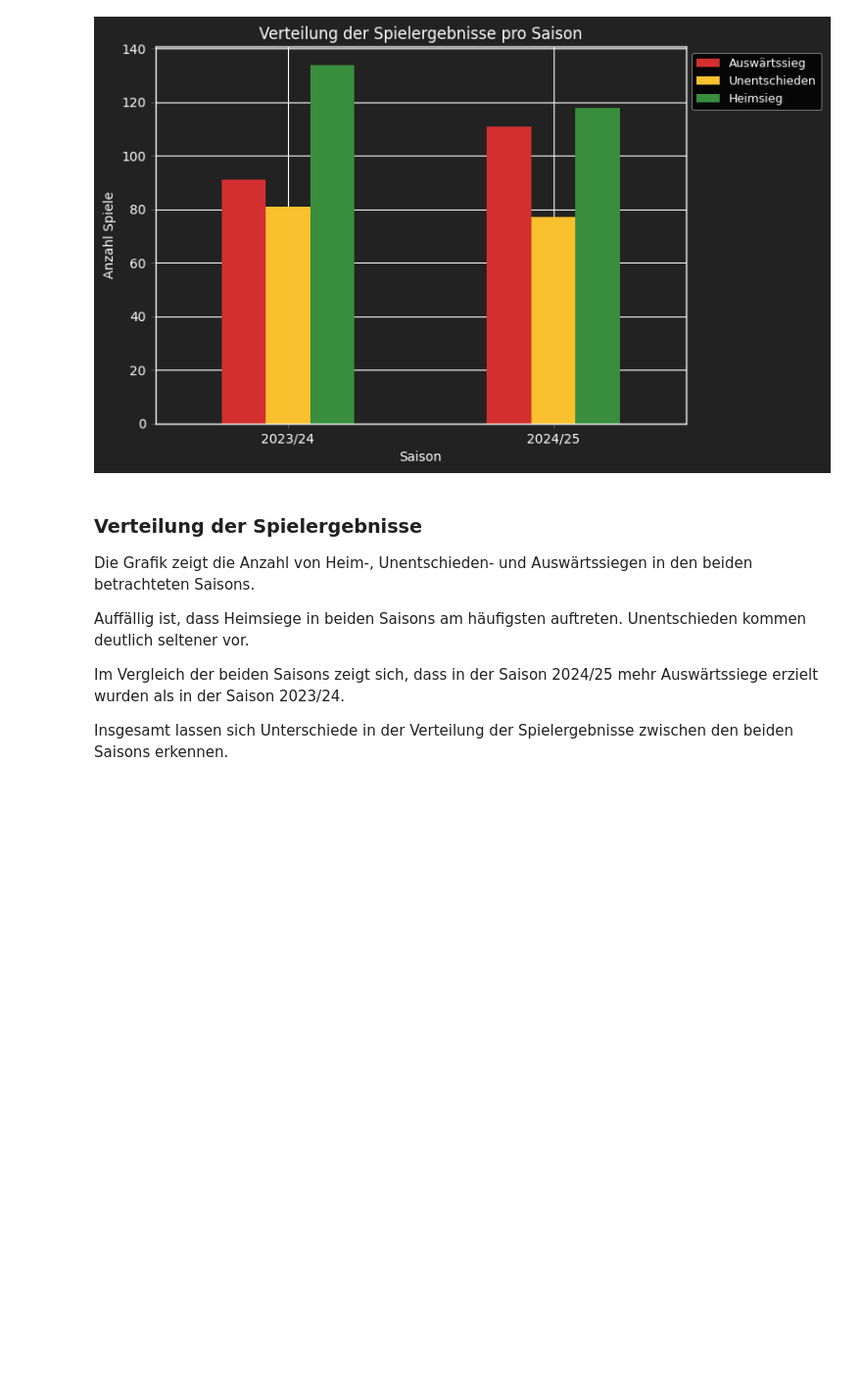
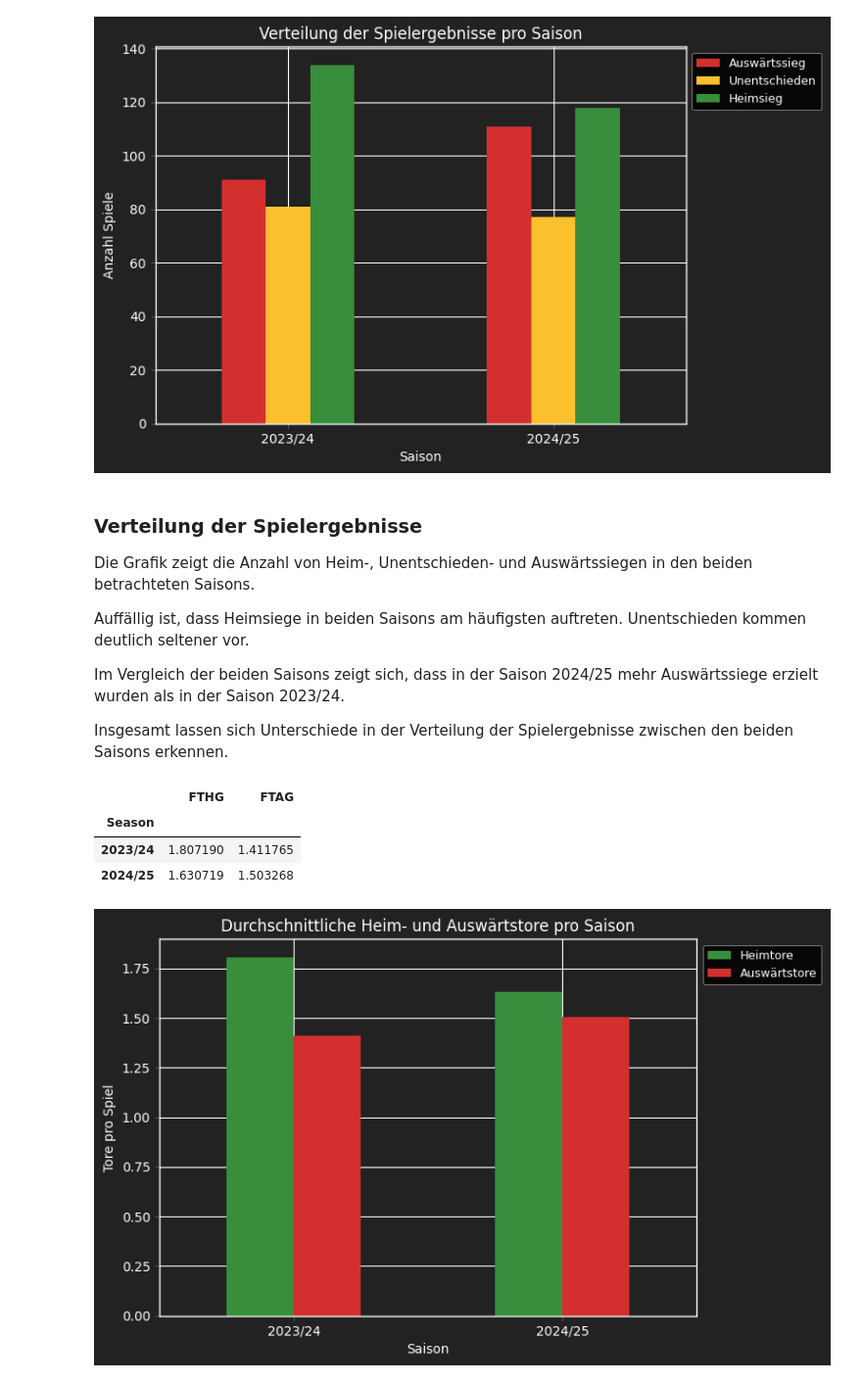
Before and after one commit to Berkedmy/Final_Projekt, a Jupyter notebook: notebooks/01_data_check.ipynb, the cells around one changed output. Shown at 98% size. Drawn from its saved outputs; the diff is of its cells as text; code cells hidden in the pictures; blank space fills up the shorter version.

Commit message:
analyse: durchschnittliche Tore pro Saison ergänzt

```diff
--- a/notebooks/01_data_check.ipynb
+++ b/notebooks/01_data_check.ipynb
@@ -164,3 +209,41 @@ Unentschieden kommen deutlich seltener vor.
 Im Vergleich der beiden Saisons zeigt sich, dass in der Saison 2024/25 mehr Auswärtssiege erzielt wurden als in der Saison 2023/24.
 
 Insgesamt lassen sich Unterschiede in der Verteilung der Spielergebnisse zwischen den beiden Saisons erkennen.
+# %%
+# Durchschnittliche Heim und Auswärtstore pro saison
+goals_mean = df.groupby("Season")[["FTHG", "FTAG"]].mean()
+
+goals_mean
+# %% [output]
+|  | FTHG | FTAG |
+| Season |  |  |
+| 2023/24 | 1.807190 | 1.411765 |
+| 2024/25 | 1.630719 | 1.503268 |
+# %%
+goals_mean.plot(
+    kind="bar",
+    color=["#388e3c", "#d32f2f"]
+)
+
+plt.title("Durchschnittliche Heim- und Auswärtstore pro Saison", color="white")
+plt.xlabel("Saison", color="white")
+plt.ylabel("Tore pro Spiel", color="white")
+
+plt.xticks(rotation=0, color="white")
+plt.yticks(color="white")
+
+plt.legend(
+    ["Heimtore", "Auswärtstore"],
+    loc="upper left",
+    bbox_to_anchor=(1, 1),
+    facecolor="black",
+    labelcolor="white"
+)
+
+plt.gca().set_facecolor("#222222")
+plt.gcf().patch.set_facecolor("#222222")
+
+plt.tight_layout()
+plt.show()
+# %% [output]
+[figure, added]
```
Also changed, not shown: parts of 14 cells of this notebook.
